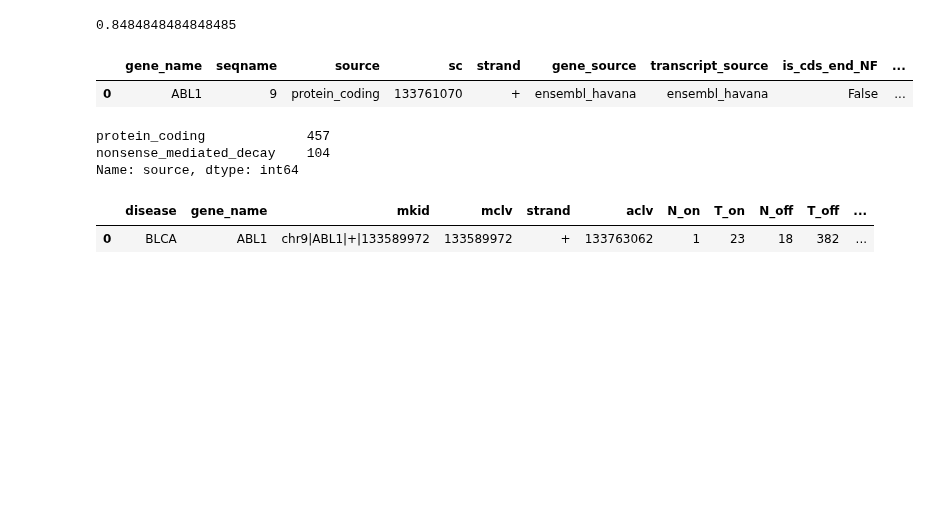
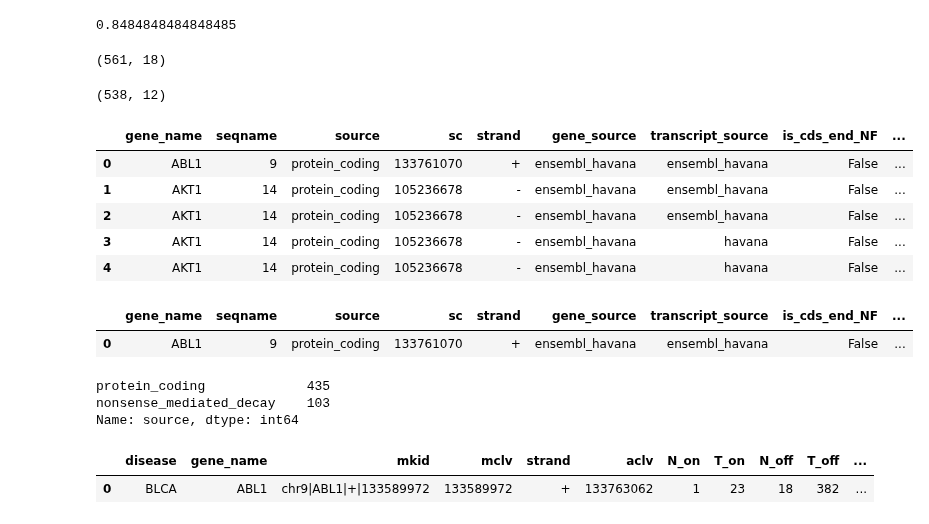
Before and after one commit to bcgsc/tasrkleat-TCGA-analysis-scripts, a Jupyter notebook: analysis-notebooks/core/diff-APA-analysis.ipynb, the cells around one changed output. Cells and saved outputs as stored; diff of their text form; code cells hidden in the pictures; blank space fills up the shorter version.

```diff
--- a/analysis-notebooks/core/diff-APA-analysis.ipynb
+++ b/analysis-notebooks/core/diff-APA-analysis.ipynb
@@ -334,3 +331,6 @@ assert clv_sc_df.shape[0] == 632
+# %%
+clv_sc_df = pd.read_csv('../__results/annotated-clv-sc-mapping.csv')
+assert clv_sc_df.shape[0] == 632
 # %%
 aca_genes_df = clv_sc_df.query('gene_name in {0}'.format(aca_df.query('has_diff_aca == True').gene_name.unique().tolist()))
 num_sc_df = aca_genes_df.groupby('gene_name').apply(lambda g: g.sc.unique().shape[0])
@@ -346,5 +346,22 @@ num_sc_df[num_sc_df > 1].shape[0] / num_sc_df.shape[0]
 clv_sc_df.drop(['transcript_id', 'clv'], axis=1, inplace=True)
 clv_sc_df.drop_duplicates(inplace=True)
 clv_sc_df.reset_index(drop=True, inplace=True)
+# %%
+clv_sc_df2.drop(['transcript_id', 'clv'], axis=1).drop_duplicates().shape
+# %% [output]
+(561, 18)
+# %%
+clv_sc_df.shape
+# %% [output]
+(538, 12)
+# %%
+clv_sc_df.head()
+# %% [output]
+|  | gene_name | seqname | source | sc | strand | gene_source | transcript_source | is_cds_end_NF | ... |
+| 0 | ABL1 | 9 | protein_coding | 133761070 | + | ensembl_havana | ensembl_havana | False | ... |
+| 1 | AKT1 | 14 | protein_coding | 105236678 | - | ensembl_havana | ensembl_havana | False | ... |
+| 2 | AKT1 | 14 | protein_coding | 105236678 | - | ensembl_havana | ensembl_havana | False | ... |
+| 3 | AKT1 | 14 | protein_coding | 105236678 | - | ensembl_havana | havana | False | ... |
+| 4 | AKT1 | 14 | protein_coding | 105236678 | - | ensembl_havana | havana | False | ... |
 # %%
 # window = 15 bp
@@ -357,8 +374,8 @@ clv_sc_df.head(1)
 # %%
 clv_sc_df.source.value_counts()
 # %% [output]
-protein_coding             457
-nonsense_mediated_decay    104
+protein_coding             435
+nonsense_mediated_decay    103
 Name: source, dtype: int64
 # %%
 assert clv_sc_df.gene_name.unique().shape[0] == 114
```
Also changed, not shown: parts of 10 cells of this notebook, 3 other files.
